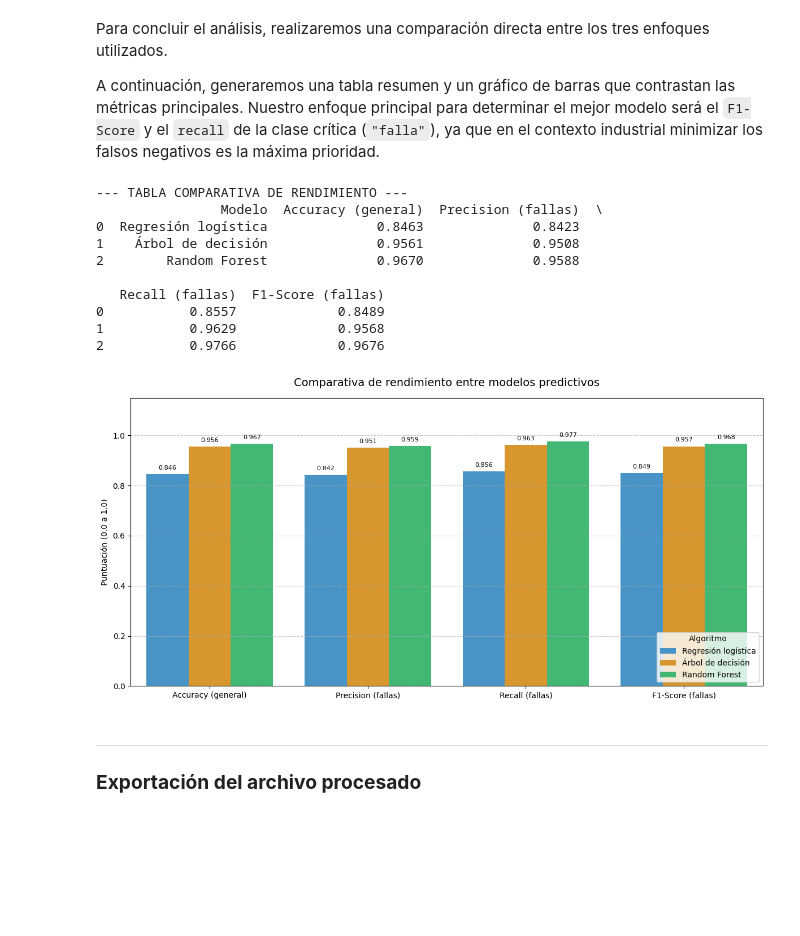
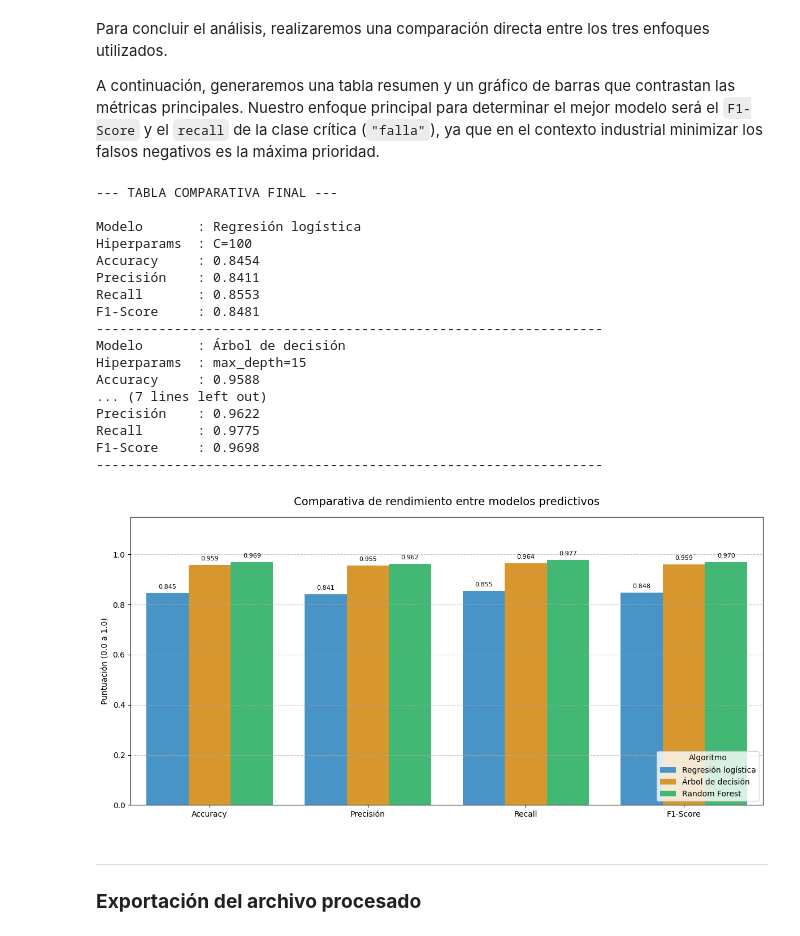
Before and after one commit to Lautsol/Tp-Ciencia-de-datos, a Jupyter notebook: Archivos/TP_Parte2.ipynb, the cells around one changed output. Saved outputs shown, nothing was run; the diff lists cells and outputs as text; code cells hidden in the pictures; blank space fills up the shorter version.

```diff
--- a/Archivos/TP_Parte2.ipynb
+++ b/Archivos/TP_Parte2.ipynb
@@ -547,58 +610,78 @@ f1_tree = f1_score(y_test, y_pred_tree)
 # Métricas para Random Forest
 acc_rf = accuracy_score(y_test, y_pred_rf)
 prec_rf = precision_score(y_test, y_pred_rf)
 rec_rf = recall_score(y_test, y_pred_rf)
 f1_rf = f1_score(y_test, y_pred_rf)
 
 # 2. Tabla comparativa
 data_comparativa = {
-    'Modelo': ['Regresión logística', 'Árbol de decisión', 'Random Forest'],
-    'Accuracy (general)': [acc_lr, acc_tree, acc_rf],
-    'Precision (fallas)': [prec_lr, prec_tree, prec_rf],
-    'Recall (fallas)': [rec_lr, rec_tree, rec_rf],
-    'F1-Score (fallas)': [f1_lr, f1_tree, f1_rf]
+    'Modelo':           ['Regresión logística', 'Árbol de decisión', 'Random Forest'],
+    'Hiperparámetros':  [f'C={mejor_C}', f'max_depth={mejor_prof_dt}', f'max_depth={mejor_prof_rf}, n=100'],
+    'Accuracy':         [acc_lr, acc_tree, acc_rf],
+    'Precisión':        [prec_lr, prec_tree, prec_rf],
+    'Recall':           [rec_lr, rec_tree, rec_rf],
+    'F1-Score':         [f1_lr, f1_tree, f1_rf]
 }
 
-df_comparativa = pd.DataFrame(data_comparativa)
+df_comp = pd.DataFrame(data_comparativa)
 
-print("--- TABLA COMPARATIVA DE RENDIMIENTO ---")
-print(df_comparativa.round(4))
+# Mostrar tabla formateada
+print("--- TABLA COMPARATIVA FINAL ---\n")
+for _, row in df_comp.iterrows():
+    print(f"Modelo       : {row['Modelo']}")
+    print(f"Hiperparams  : {row['Hiperparámetros']}")
+    print(f"Accuracy     : {row['Accuracy']:.4f}")
+    print(f"Precisión    : {row['Precisión']:.4f}")
+    print(f"Recall       : {row['Recall']:.4f}")
+    print(f"F1-Score     : {row['F1-Score']:.4f}")
+    print("-" * 65)
 
-# 3. Visualización mediante gráfico de barras
-# Transformamos el DataFrame al formato ideal para Seaborn
-df_melted = df_comparativa.melt(id_vars='Modelo', var_name='Métrica', value_name='Puntaje')
+# 3. Gráfico comparativo
+df_melted = df_comp[['Modelo', 'Accuracy', 'Precisión', 'Recall', 'F1-Score']].melt(
+    id_vars='Modelo', var_name='Métrica', value_name='Puntaje'
+)
 
 plt.figure(figsize=(12, 6))
 colores = ['#3498db', '#f39c12', '#2ecc71']
 sns.barplot(data=df_melted, x='Métrica', y='Puntaje', hue='Modelo', palette=colores)
 
 plt.title('Comparativa de rendimiento entre modelos predictivos', fontsize=14, pad=15)
 plt.ylabel('Puntuación (0.0 a 1.0)')
 plt.xlabel('')
 plt.ylim(0, 1.15)
 plt.legend(loc='lower right', title='Algoritmo')
 plt.grid(axis='y', linestyle='--', alpha=0.7)
+
 for p in plt.gca().patches:
     if p.get_height() > 0:
-        plt.gca().annotate(f"{p.get_height():.3f}",
-                           (p.get_x() + p.get_width() / 2., p.get_height()),
-                           ha='center', va='center', xytext=(0, 8),
-                           textcoords='offset points', fontsize=8)
+        plt.gca().annotate(
+            f"{p.get_height():.3f}",
+            (p.get_x() + p.get_width() / 2., p.get_height()),
+            ha='center', va='center', xytext=(0, 8),
+            textcoords='offset points', fontsize=8
+        )
 
 plt.tight_layout()
 plt.show()
 # %% [output]
---- TABLA COMPARATIVA DE RENDIMIENTO ---
-                Modelo  Accuracy (general)  Precision (fallas)  \
-0  Regresión logística              0.8463              0.8423
-1    Árbol de decisión              0.9561              0.9508
-2        Random Forest              0.9670              0.9588
+--- TABLA COMPARATIVA FINAL ---
 
-   Recall (fallas)  F1-Score (fallas)
-0           0.8557             0.8489
-1           0.9629             0.9568
-2           0.9766             0.9676
+Modelo       : Regresión logística
+Hiperparams  : C=100
+Accuracy     : 0.8454
+Precisión    : 0.8411
+Recall       : 0.8553
+F1-Score     : 0.8481
+-----------------------------------------------------------------
+Modelo       : Árbol de decisión
+Hiperparams  : max_depth=15
+Accuracy     : 0.9588
+... (7 lines left out)
+Precisión    : 0.9622
+Recall       : 0.9775
+F1-Score     : 0.9698
+-----------------------------------------------------------------
-[figure, old version]
+[figure, new version]
 # %% [markdown]
 ---
 ### **Exportación del archivo procesado**
```
Also changed, not shown: parts of 4 cells of this notebook, 4 other files.
